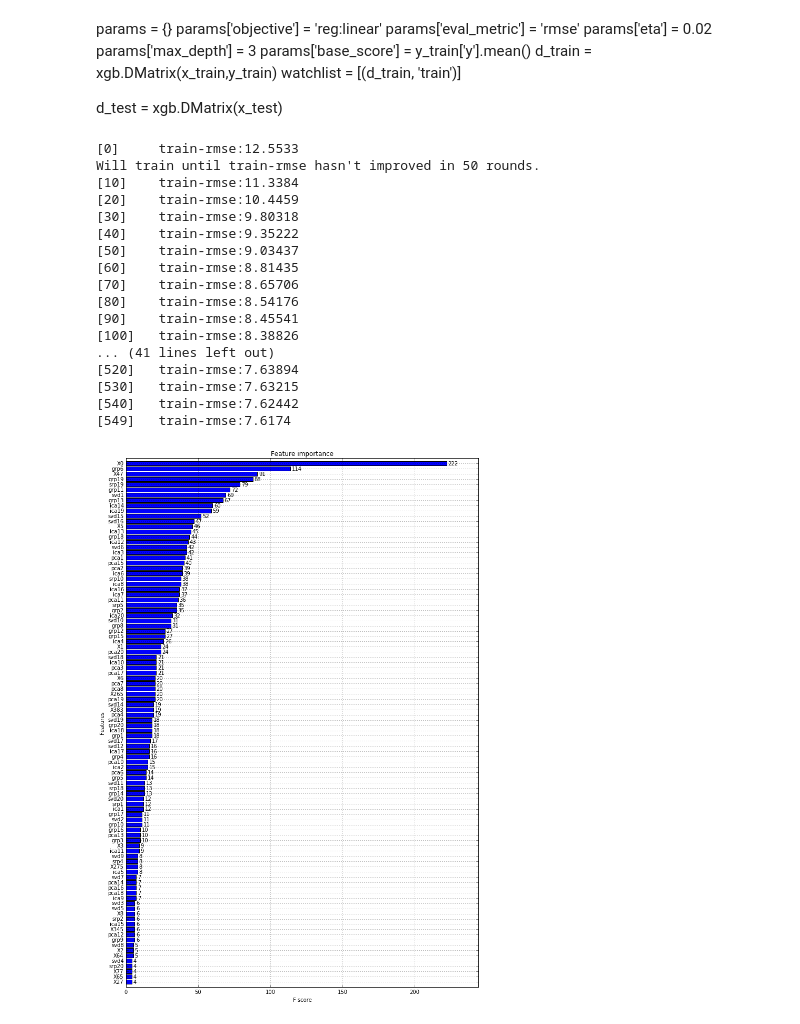
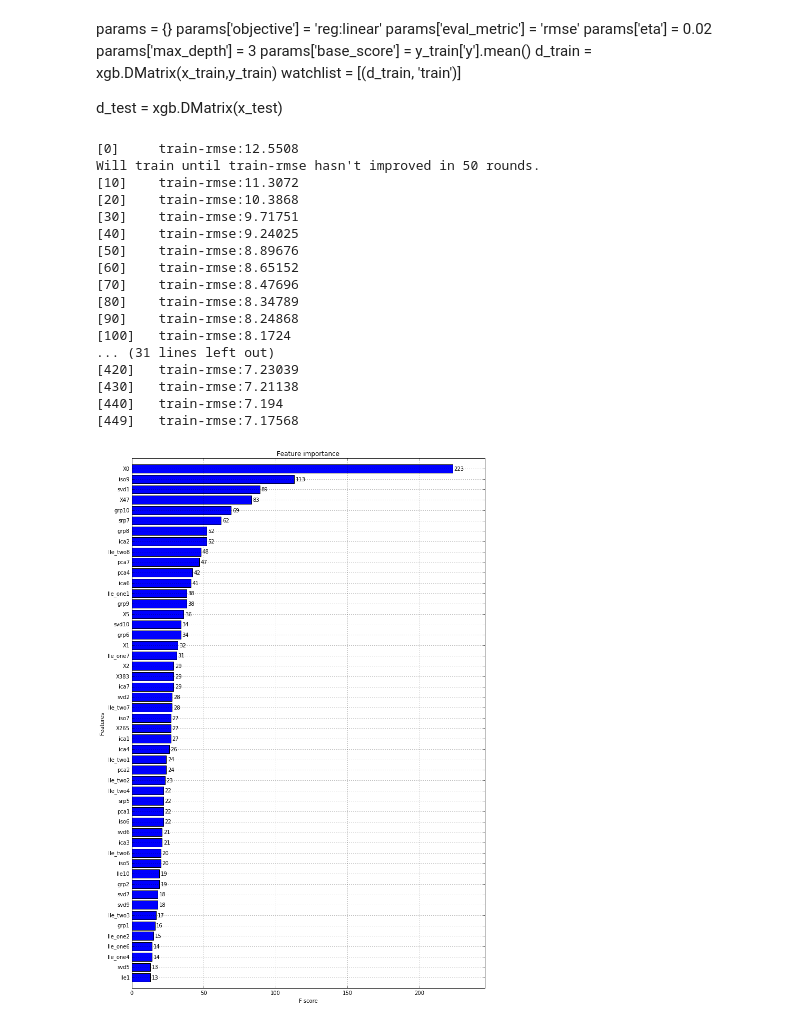
Before and after one commit to jinh-tech/Mercedes-Benz-Greener-Manufacturing, a Jupyter notebook: algos/xgb.ipynb, the cells around one changed output. Saved outputs shown, nothing was run; the diff lists cells and outputs as text; code cells hidden in the pictures.

```diff
--- a/algos/xgb.ipynb
+++ b/algos/xgb.ipynb
@@ -7,14 +7,14 @@ import matplotlib.pyplot as plt
 # %%
 # x_train = pd.read_csv('../processed_data/pre_x_train.csv')
 # x_test = pd.read_csv('../processed_data/pre_x_test.csv')
-x_train = pd.read_csv('../processed_data/nlin_train_added_10_all.csv')
-x_test = pd.read_csv('../processed_data/nlin_test_added_10_all.csv')
+x_train = pd.read_csv('../processed_data/new_train_added_12_all.csv')
+x_test = pd.read_csv('../processed_data/new_test_added_12_all.csv')
 y_train = pd.read_csv('../processed_data/y_train.csv')
 x_test_id = pd.read_csv('../raw_data/test.csv',usecols=['ID'])
 # %%
 params = {
     'eta': 0.02,
-    'max_depth': 4,
+    'max_depth': 3,
     'subsample': 0.93,
     'objective': 'reg:linear',
     'eval_metric': 'rmse',
@@ -37,31 +37,31 @@ watchlist = [(d_train, 'train')]
 
 d_test = xgb.DMatrix(x_test)
 # %%
-bst = xgb.train(params, d_train ,300, watchlist,early_stopping_rounds=50, verbose_eval=10)
+bst = xgb.train(params, d_train ,450, watchlist,early_stopping_rounds=50, verbose_eval=10)
 # %% [output]
-[0]     train-rmse:12.5533
+[0]     train-rmse:12.5508
 Will train until train-rmse hasn't improved in 50 rounds.
-[10]    train-rmse:11.3384
-[20]    train-rmse:10.4459
-[30]    train-rmse:9.80318
-[40]    train-rmse:9.35222
-[50]    train-rmse:9.03437
-[60]    train-rmse:8.81435
-[70]    train-rmse:8.65706
-[80]    train-rmse:8.54176
-[90]    train-rmse:8.45541
-[100]   train-rmse:8.38826
-... (41 lines left out)
-[520]   train-rmse:7.63894
-[530]   train-rmse:7.63215
-[540]   train-rmse:7.62442
-[549]   train-rmse:7.6174
+[10]    train-rmse:11.3072
+[20]    train-rmse:10.3868
+[30]    train-rmse:9.71751
+[40]    train-rmse:9.24025
+[50]    train-rmse:8.89676
+[60]    train-rmse:8.65152
+[70]    train-rmse:8.47696
+[80]    train-rmse:8.34789
+[90]    train-rmse:8.24868
+[100]   train-rmse:8.1724
+... (31 lines left out)
+[420]   train-rmse:7.23039
+[430]   train-rmse:7.21138
+[440]   train-rmse:7.194
+[449]   train-rmse:7.17568
 # %%
 fig, ax = plt.subplots(figsize=(12,18))
-xgb.plot_importance(bst, max_num_features=100, height=0.8, ax=ax)
+xgb.plot_importance(bst, max_num_features=50, height=0.8, ax=ax)
 plt.show()
 # %% [output]
-[figure, old version]
+[figure, new version]
 # %%
 y_test = bst.predict(d_test)
 sub = pd.DataFrame()
```
Also changed, not shown: parts of 1 cell of this notebook, 31 other files.
